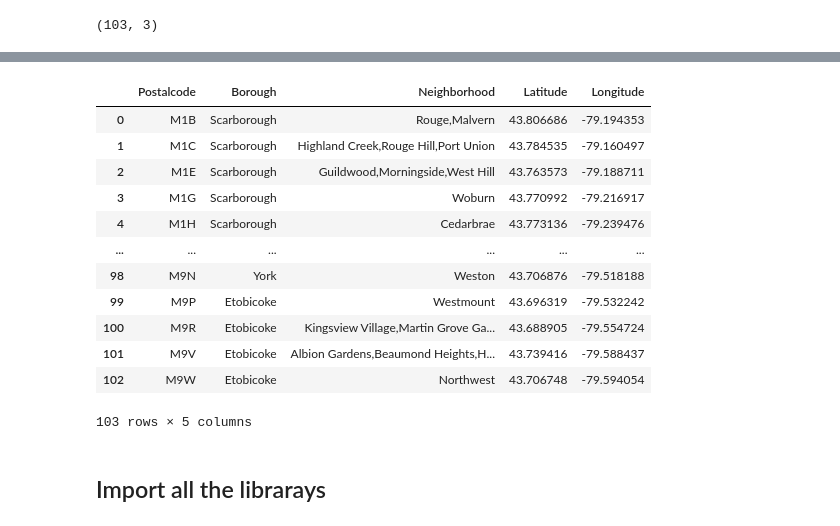
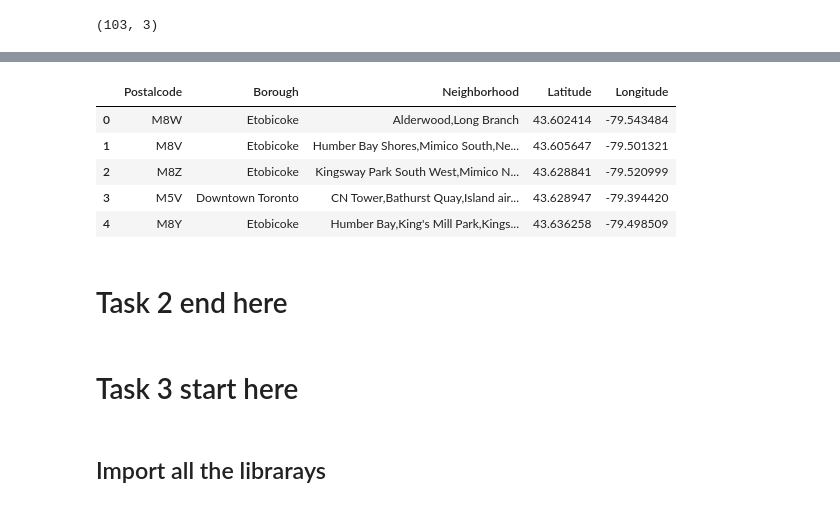
Before and after one commit to pirirfan2010/Coursera_Capstone, a Jupyter notebook: Neighborhoods in Toronto.ipynb, the cells around one changed output, grey strips where cells are left out. Cells and saved outputs as stored; diff of their text form; code cells hidden in the pictures.

```diff
--- a/Neighborhoods in Toronto.ipynb
+++ b/Neighborhoods in Toronto.ipynb
@@ -182,20 +135,18 @@ geo_data_df
 # %%
 merged_df = pd.merge(toronto_df_Final, geo_data_df,left_on='Postalcode',right_on='Postal Code',how='left').drop('Postal Code', axis=1)
-merged_df
+merged_df = merged_df.sort_values(by =['Latitude'],ascending=True).reset_index(drop=True)
+merged_df.head()
 # %% [output]
 |  | Postalcode | Borough | Neighborhood | Latitude | Longitude |
-| 0 | M1B | Scarborough | Rouge,Malvern | 43.806686 | -79.194353 |
-| 1 | M1C | Scarborough | Highland Creek,Rouge Hill,Port Union | 43.784535 | -79.160497 |
-| 2 | M1E | Scarborough | Guildwood,Morningside,West Hill | 43.763573 | -79.188711 |
-| 3 | M1G | Scarborough | Woburn | 43.770992 | -79.216917 |
-| 4 | M1H | Scarborough | Cedarbrae | 43.773136 | -79.239476 |
-| ... | ... | ... | ... | ... | ... |
-| 98 | M9N | York | Weston | 43.706876 | -79.518188 |
-| 99 | M9P | Etobicoke | Westmount | 43.696319 | -79.532242 |
-| 100 | M9R | Etobicoke | Kingsview Village,Martin Grove Ga... | 43.688905 | -79.554724 |
-| 101 | M9V | Etobicoke | Albion Gardens,Beaumond Heights,H... | 43.739416 | -79.588437 |
-| 102 | M9W | Etobicoke | Northwest | 43.706748 | -79.594054 |
+| 0 | M8W | Etobicoke | Alderwood,Long Branch | 43.602414 | -79.543484 |
+| 1 | M8V | Etobicoke | Humber Bay Shores,Mimico South,Ne... | 43.605647 | -79.501321 |
+| 2 | M8Z | Etobicoke | Kingsway Park South West,Mimico N... | 43.628841 | -79.520999 |
+| 3 | M5V | Downtown Toronto | CN Tower,Bathurst Quay,Island air... | 43.628947 | -79.394420 |
+| 4 | M8Y | Etobicoke | Humber Bay,King's Mill Park,Kings... | 43.636258 | -79.498509 |
-103 rows × 5 columns
+# %% [markdown]
+# Task 2 end here
+# %% [markdown]
+# Task 3 start here
 # %% [markdown]
 ## Import all the librarays
 # %%
```
Also changed, not shown: parts of 18 cells of this notebook.
